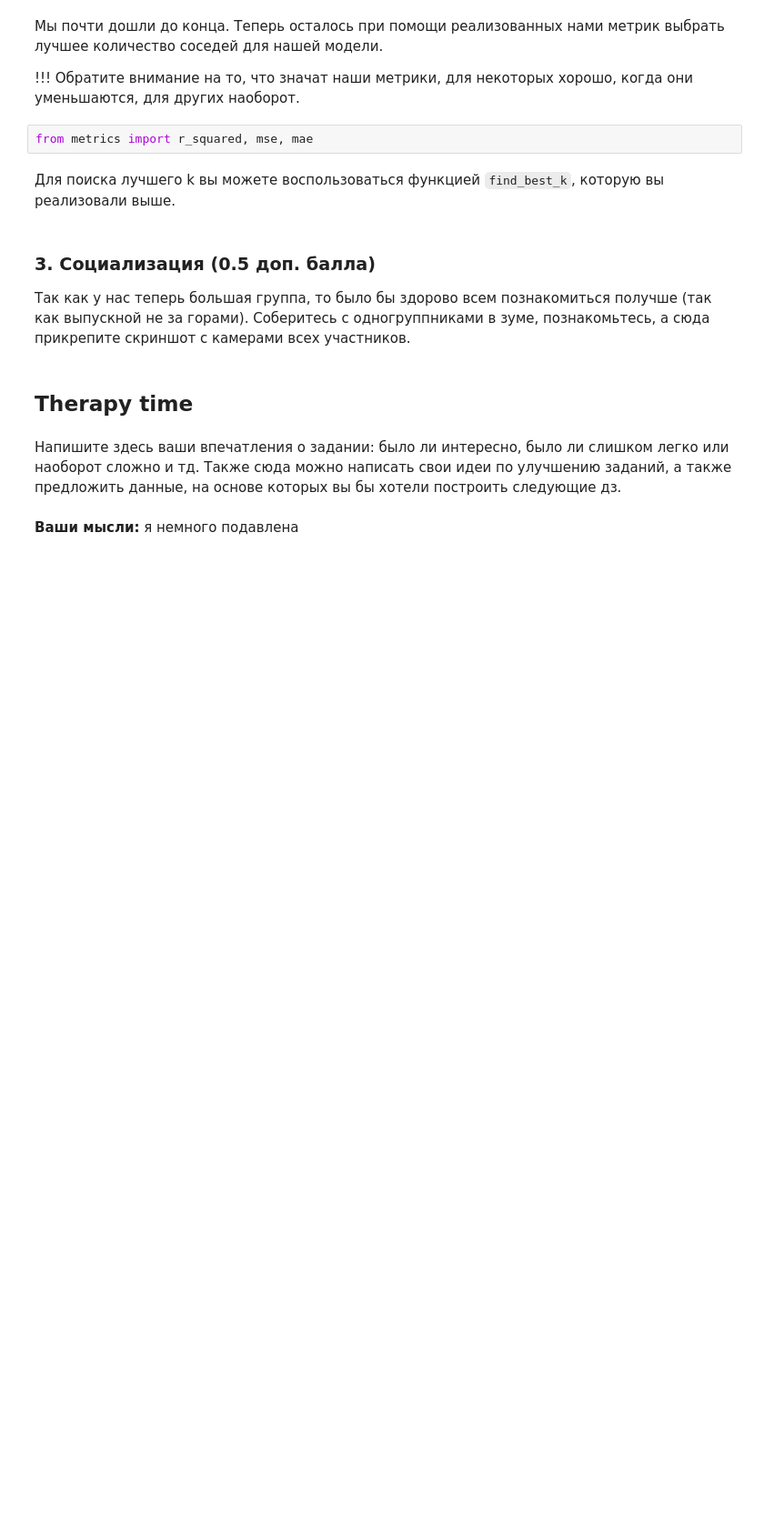
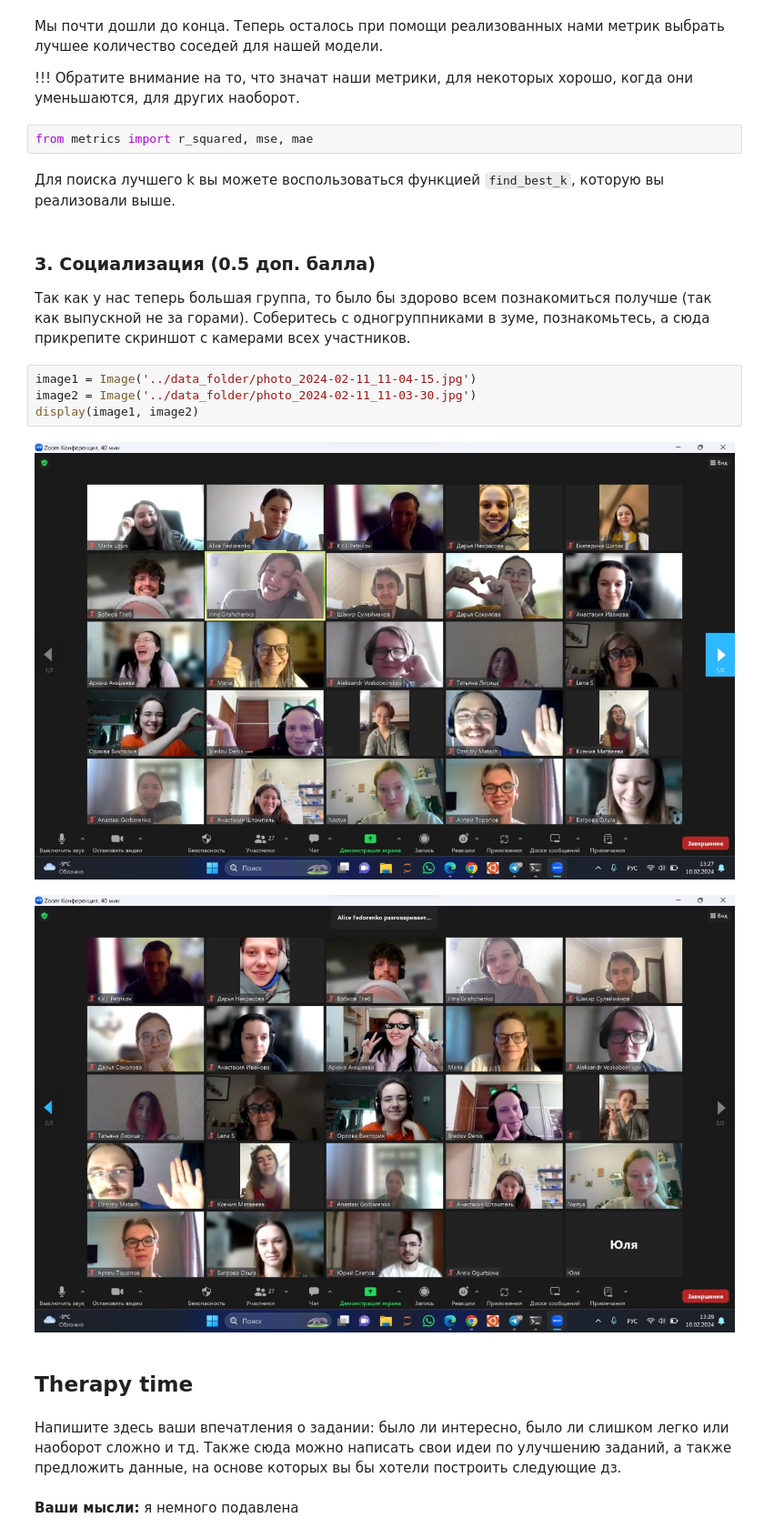
Before and after one commit to ttnlsc/BI-ML-HW, a Jupyter notebook: hw1/code/KNN.ipynb, the cells around one changed output. Shown at 91% size. Drawn from its saved outputs; the diff is of its cells as text; blank space fills up the shorter version.

```diff
--- a/hw1/code/KNN.ipynb
+++ b/hw1/code/KNN.ipynb
@@ -288,6 +296,13 @@ from metrics import r_squared, mse, mae
 ### 3. Социализация (0.5 доп. балла)
 
 Так как у нас теперь большая группа, то было бы здорово всем познакомиться получше (так как выпускной не за горами). Соберитесь с одногруппниками в зуме, познакомьтесь, а сюда прикрепите скриншот с камерами всех участников.
+# %%
+image1 = Image('../data_folder/photo_2024-02-11_11-04-15.jpg')
+image2 = Image('../data_folder/photo_2024-02-11_11-03-30.jpg')
+display(image1, image2)
+# %% [output]
+[figure, added]
+[figure, added]
 # %% [markdown]
 ## Therapy time
 # %% [markdown]
```
Also changed, not shown: parts of 17 cells of this notebook, 6 other files.
